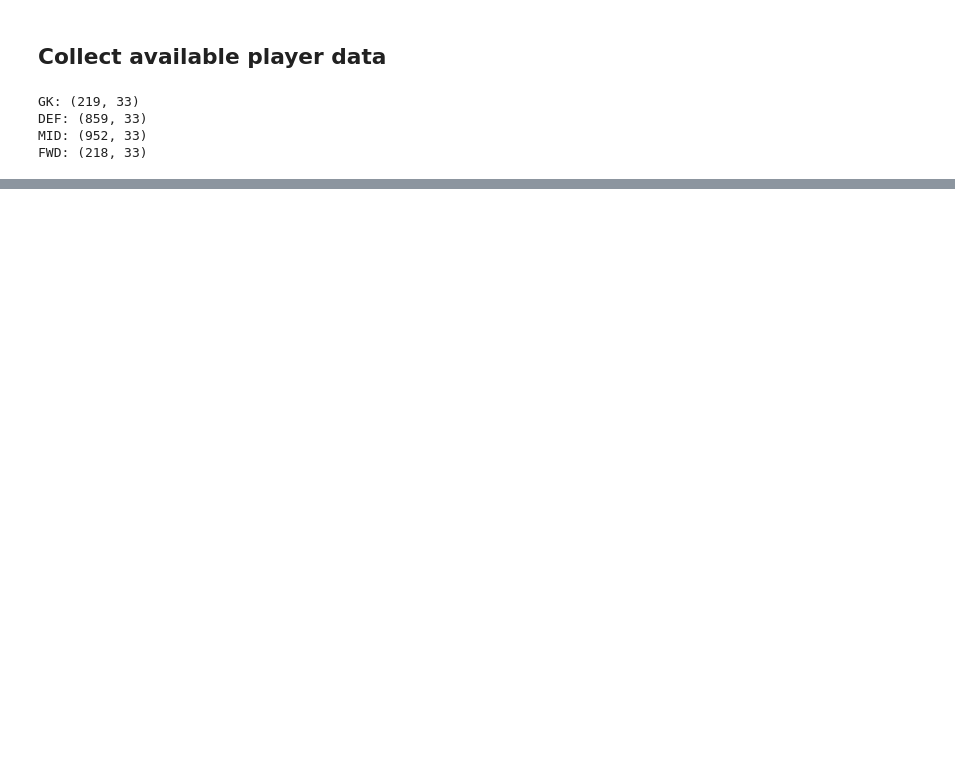
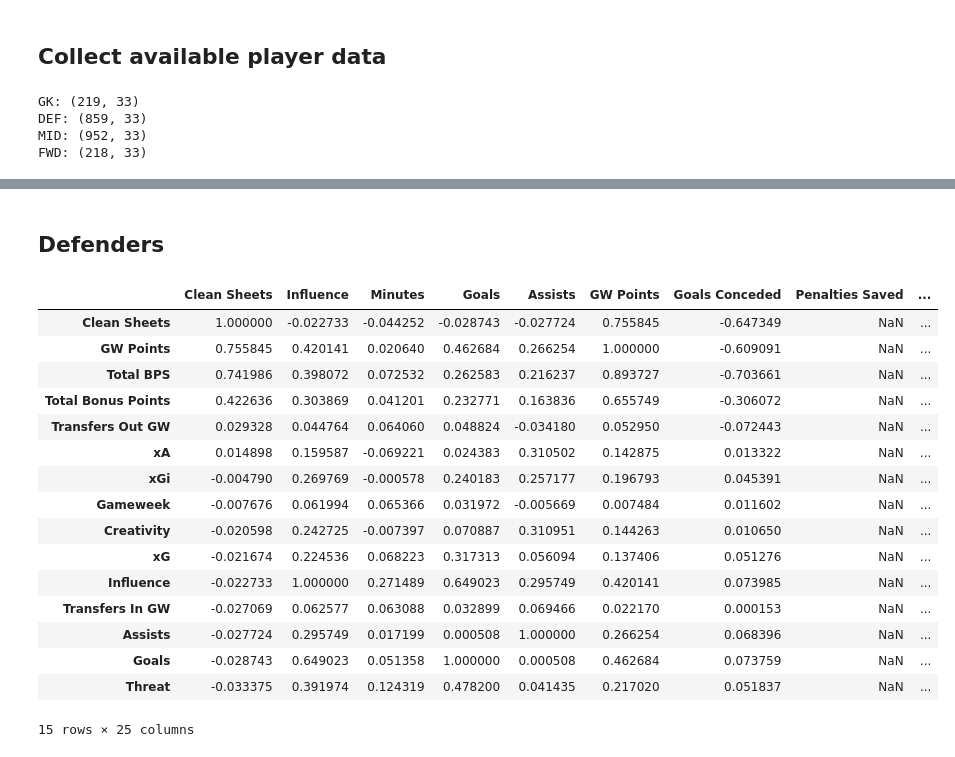
Before and after one commit to hot-squid/Fantasy-Premier-League, a Jupyter notebook: Analysis/Correlation_analysis_WIP.ipynb, the cells around one changed output, grey strips where cells are left out. Saved outputs shown, nothing was run; the diff lists cells and outputs as text; code cells hidden in the pictures; blank space fills up the shorter version.

```diff
--- a/Analysis/Correlation_analysis_WIP.ipynb
+++ b/Analysis/Correlation_analysis_WIP.ipynb
@@ -116,0 +102,31 @@ because these have strong correlations to these 'point' variables. They are like
+# %% [markdown]
+## Defenders
+# %%
+# Define correlation columns
+correlations = ['Clean Sheets','Influence', 'Minutes', 'Goals', 'Assists', 'GW Points',
+       'Goals Conceded', 'Penalties Saved', 'Penalties Missed', 'YC', 'RC',
+       'Saves', 'Total Bonus Points', 'Total BPS', 'Creativity',
+       'Threat', 'ICT Index', 'xG', 'xA', 'xGi', 'xGc', 'Transfers In GW',
+       'Transfers Out GW', 'Gameweek','Difficulty']
+
+# Sort the correlation matrix
+corr = data[1][correlations].corr().sort_values(by='Clean Sheets', ascending=False)
+corr.head(15)
+# %% [output]
+|  | Clean Sheets | Influence | Minutes | Goals | Assists | GW Points | Goals Conceded | Penalties Saved | ... |
+| Clean Sheets | 1.000000 | -0.022733 | -0.044252 | -0.028743 | -0.027724 | 0.755845 | -0.647349 | NaN | ... |
+| GW Points | 0.755845 | 0.420141 | 0.020640 | 0.462684 | 0.266254 | 1.000000 | -0.609091 | NaN | ... |
+| Total BPS | 0.741986 | 0.398072 | 0.072532 | 0.262583 | 0.216237 | 0.893727 | -0.703661 | NaN | ... |
+| Total Bonus Points | 0.422636 | 0.303869 | 0.041201 | 0.232771 | 0.163836 | 0.655749 | -0.306072 | NaN | ... |
+| Transfers Out GW | 0.029328 | 0.044764 | 0.064060 | 0.048824 | -0.034180 | 0.052950 | -0.072443 | NaN | ... |
+| xA | 0.014898 | 0.159587 | -0.069221 | 0.024383 | 0.310502 | 0.142875 | 0.013322 | NaN | ... |
+| xGi | -0.004790 | 0.269769 | -0.000578 | 0.240183 | 0.257177 | 0.196793 | 0.045391 | NaN | ... |
+| Gameweek | -0.007676 | 0.061994 | 0.065366 | 0.031972 | -0.005669 | 0.007484 | 0.011602 | NaN | ... |
+| Creativity | -0.020598 | 0.242725 | -0.007397 | 0.070887 | 0.310951 | 0.144263 | 0.010650 | NaN | ... |
+| xG | -0.021674 | 0.224536 | 0.068223 | 0.317313 | 0.056094 | 0.137406 | 0.051276 | NaN | ... |
+| Influence | -0.022733 | 1.000000 | 0.271489 | 0.649023 | 0.295749 | 0.420141 | 0.073985 | NaN | ... |
+| Transfers In GW | -0.027069 | 0.062577 | 0.063088 | 0.032899 | 0.069466 | 0.022170 | 0.000153 | NaN | ... |
+| Assists | -0.027724 | 0.295749 | 0.017199 | 0.000508 | 1.000000 | 0.266254 | 0.068396 | NaN | ... |
+| Goals | -0.028743 | 0.649023 | 0.051358 | 1.000000 | 0.000508 | 0.462684 | 0.073759 | NaN | ... |
+| Threat | -0.033375 | 0.391974 | 0.124319 | 0.478200 | 0.041435 | 0.217020 | 0.051837 | NaN | ... |
+15 rows × 25 columns
```
Also changed, not shown: parts of 15 cells of this notebook.
